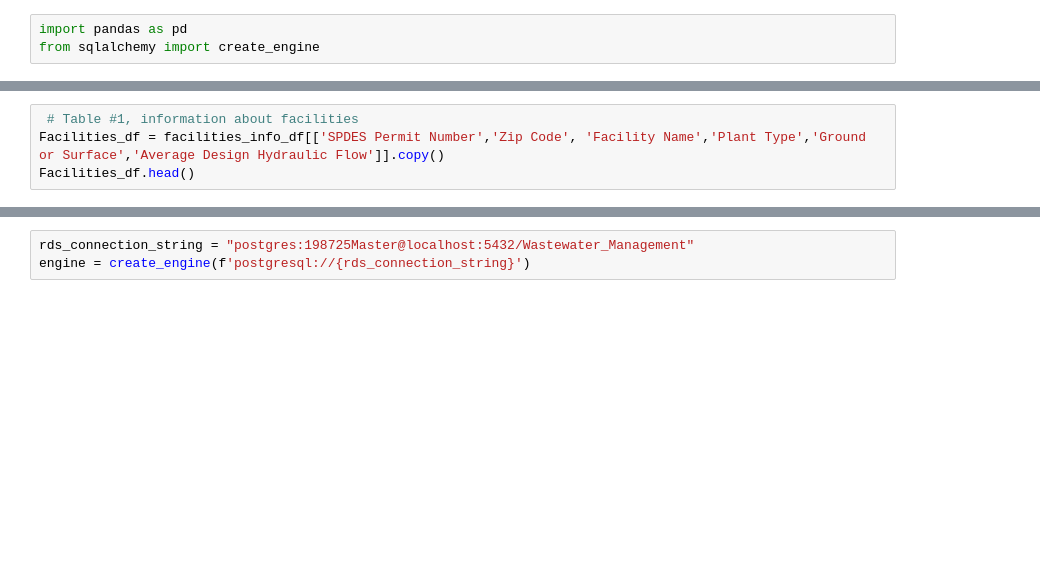
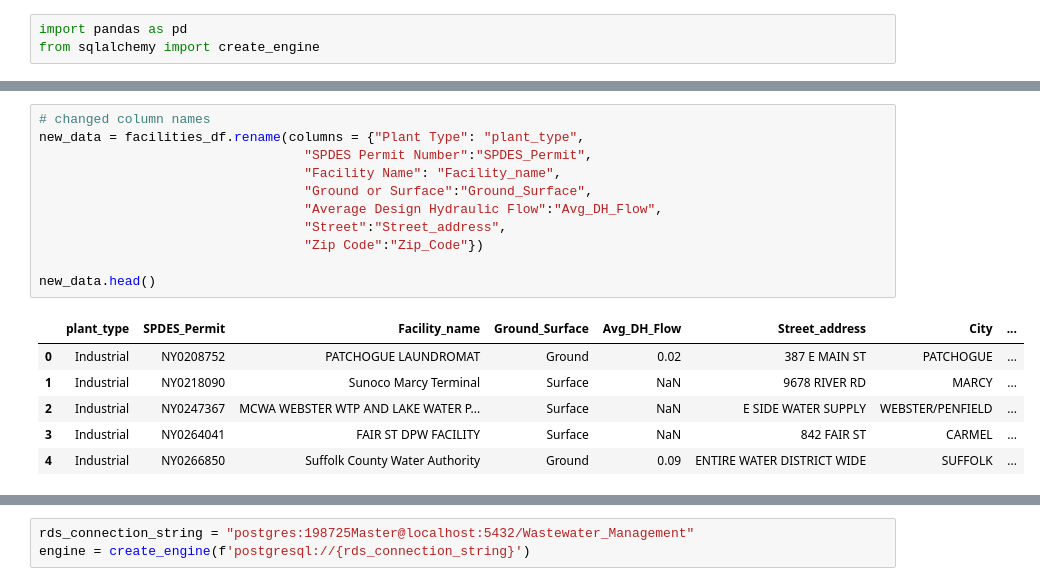
Before and after one commit to fender190/ETL-Project, a Jupyter notebook: ETL Project.ipynb, the cells around one changed output, grey strips where cells are left out. Saved outputs shown, nothing was run; the diff lists cells and outputs as text; blank space fills up the shorter version.

```diff
--- a/ETL Project.ipynb
+++ b/ETL Project.ipynb
@@ -46,4 +51,18 @@ facilities_df.head()
 # %%
- # Table #1, information about facilities
-Facilities_df = facilities_info_df[['SPDES Permit Number','Zip Code', 'Facility Name','Plant Type','Ground or Surface','Average Design Hydraulic Flow']].copy()
-Facilities_df.head()
+# changed column names
+new_data = facilities_df.rename(columns = {"Plant Type": "plant_type",
+                                  "SPDES Permit Number":"SPDES_Permit",
+                                  "Facility Name": "Facility_name",
+                                  "Ground or Surface":"Ground_Surface",
+                                  "Average Design Hydraulic Flow":"Avg_DH_Flow",
+                                  "Street":"Street_address",
+                                  "Zip Code":"Zip_Code"})
+
+new_data.head()
+# %% [output]
+|  | plant_type | SPDES_Permit | Facility_name | Ground_Surface | Avg_DH_Flow | Street_address | City | ... |
+| 0 | Industrial | NY0208752 | PATCHOGUE LAUNDROMAT | Ground | 0.02 | 387 E MAIN ST | PATCHOGUE | ... |
+| 1 | Industrial | NY0218090 | Sunoco Marcy Terminal | Surface | NaN | 9678 RIVER RD | MARCY | ... |
+| 2 | Industrial | NY0247367 | MCWA WEBSTER WTP AND LAKE WATER P... | Surface | NaN | E SIDE WATER SUPPLY | WEBSTER/PENFIELD | ... |
+| 3 | Industrial | NY0264041 | FAIR ST DPW FACILITY | Surface | NaN | 842 FAIR ST | CARMEL | ... |
+| 4 | Industrial | NY0266850 | Suffolk County Water Authority | Ground | 0.09 | ENTIRE WATER DISTRICT WIDE | SUFFOLK | ... |
```
Also changed, not shown: parts of 17 cells of this notebook, 5 other files.
